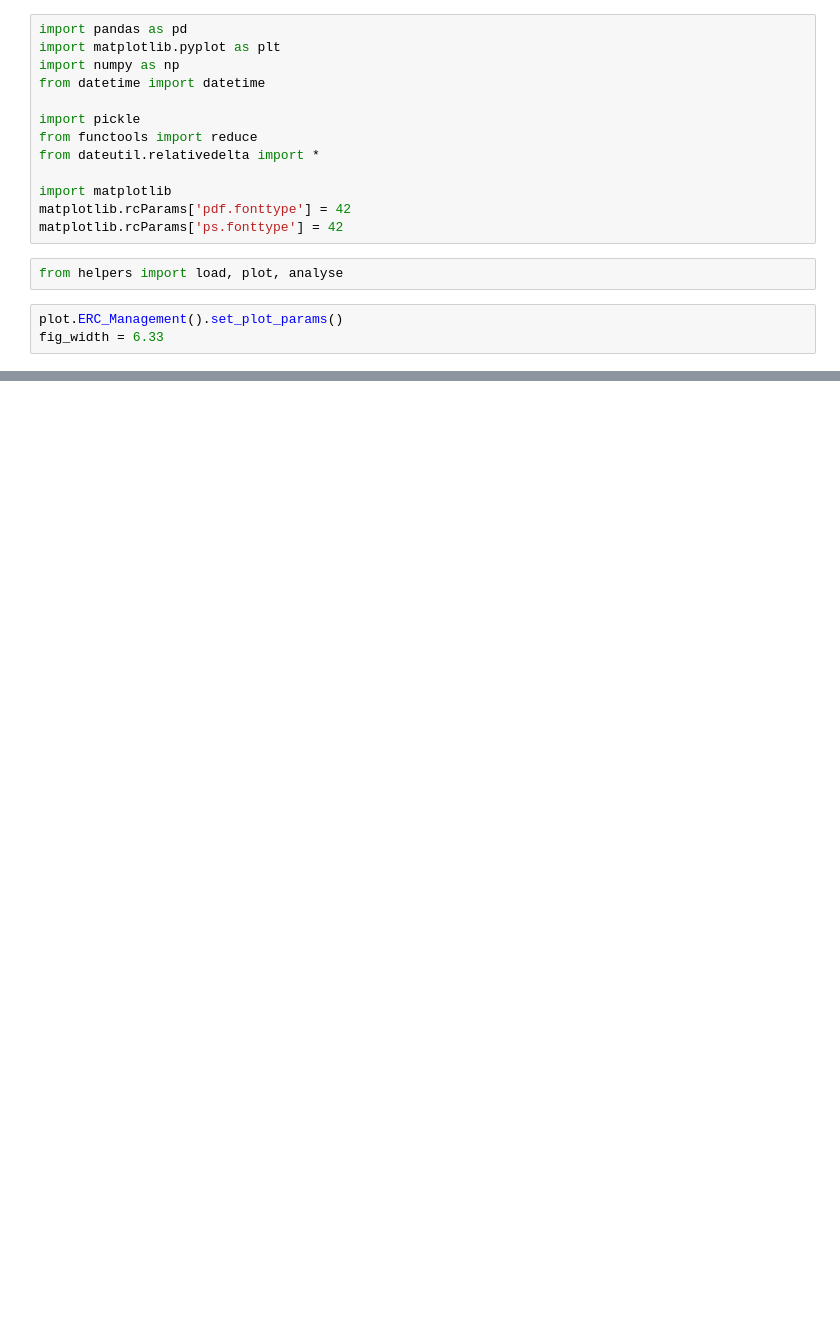
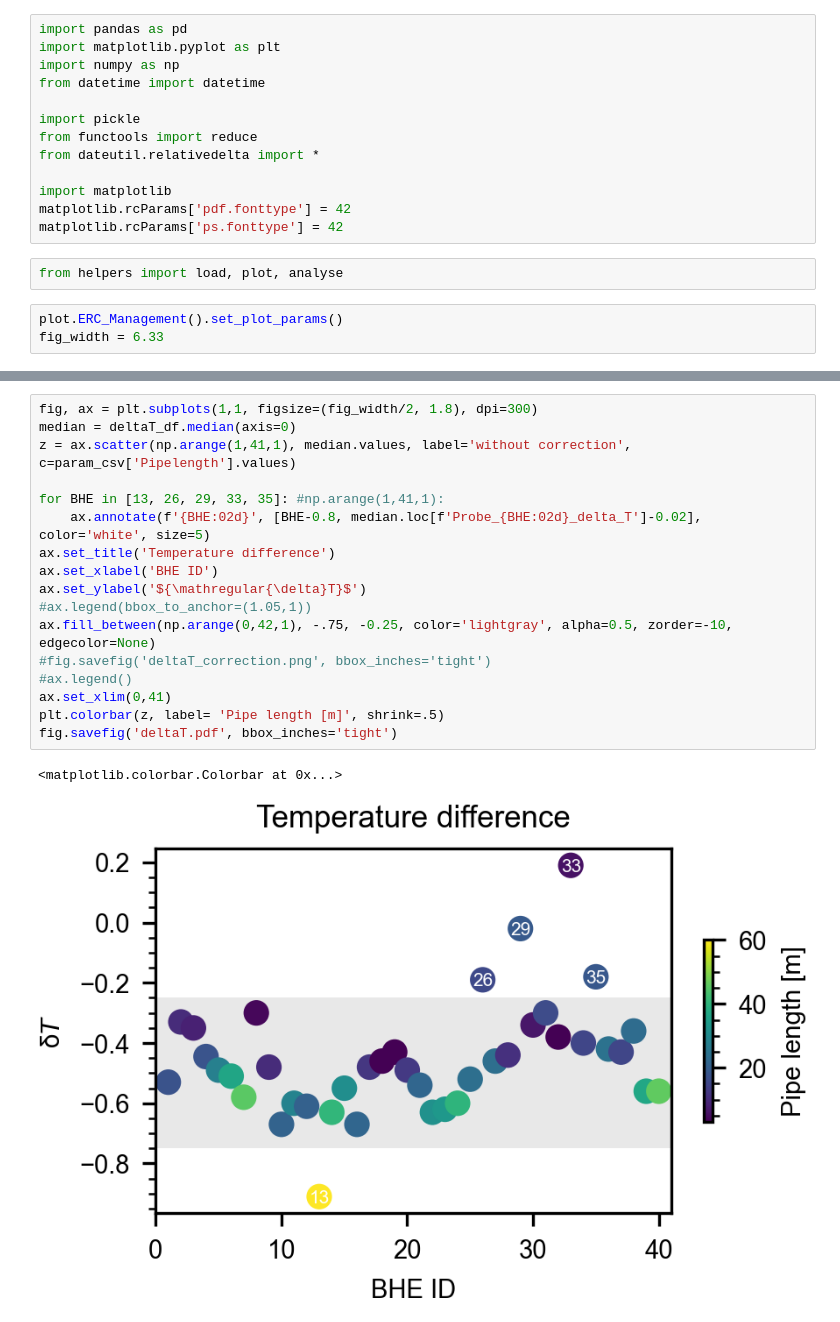
Before and after one commit to elimh/ERC_BHEfield_Data_Code, a Jupyter notebook: 5_Validation_temp.ipynb, the cells around one changed output, grey strips where cells are left out. Saved outputs shown, nothing was run; the diff lists cells and outputs as text; blank space fills up the shorter version.

```diff
--- a/5_Validation_temp.ipynb
+++ b/5_Validation_temp.ipynb
@@ -103,0 +56,20 @@ plt.savefig('Validate_deltaT.pdf', dpi=300, bbox_inches='tight')
+# %%
+fig, ax = plt.subplots(1,1, figsize=(fig_width/2, 1.8), dpi=300)
+median = deltaT_df.median(axis=0)
+z = ax.scatter(np.arange(1,41,1), median.values, label='without correction', c=param_csv['Pipelength'].values)
+
+for BHE in [13, 26, 29, 33, 35]: #np.arange(1,41,1):
+    ax.annotate(f'{BHE:02d}', [BHE-0.8, median.loc[f'Probe_{BHE:02d}_delta_T']-0.02], color='white', size=5)
+ax.set_title('Temperature difference')
+ax.set_xlabel('BHE ID')
+ax.set_ylabel('${\mathregular{\delta}T}$')
+#ax.legend(bbox_to_anchor=(1.05,1))
+ax.fill_between(np.arange(0,42,1), -.75, -0.25, color='lightgray', alpha=0.5, zorder=-10, edgecolor=None)
+#fig.savefig('deltaT_correction.png', bbox_inches='tight')
+#ax.legend()
+ax.set_xlim(0,41)
+plt.colorbar(z, label= 'Pipe length [m]', shrink=.5)
+fig.savefig('deltaT.pdf', bbox_inches='tight')
+# %% [output]
+<matplotlib.colorbar.Colorbar at 0x...>
+[figure, added]
```
Also changed, not shown: parts of 15 cells of this notebook, 4 other files.
